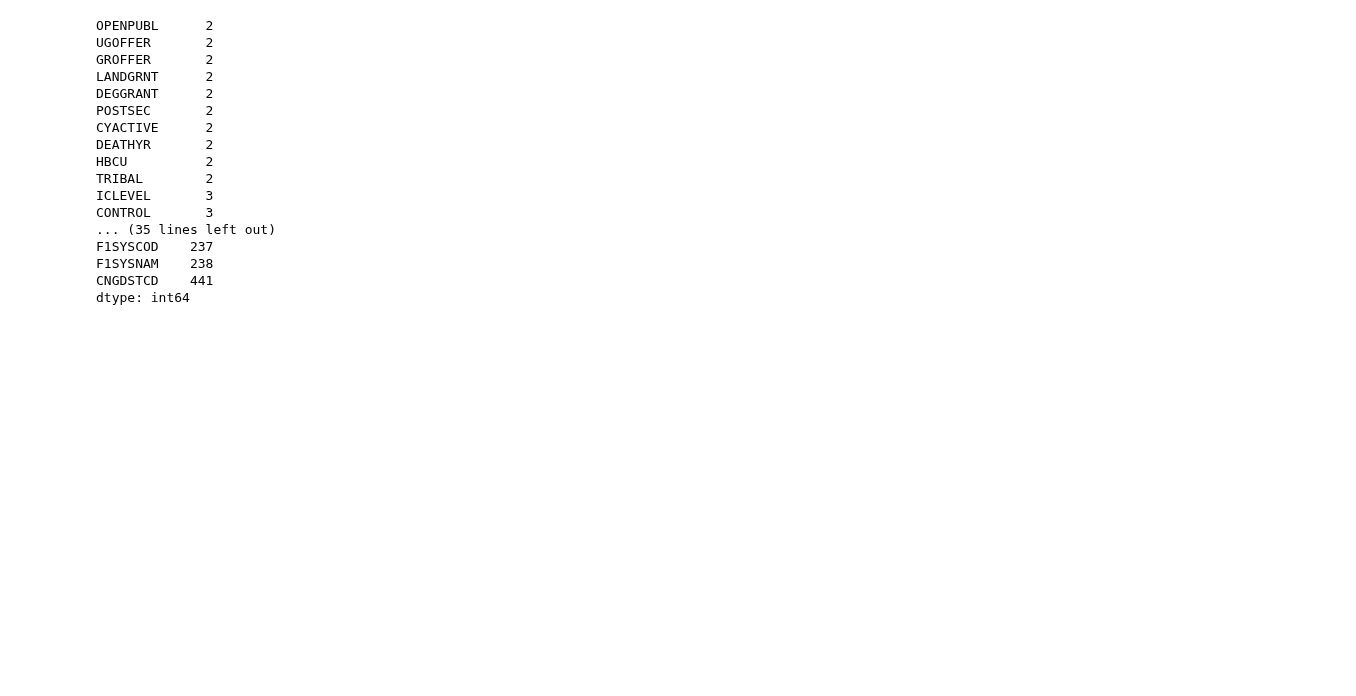
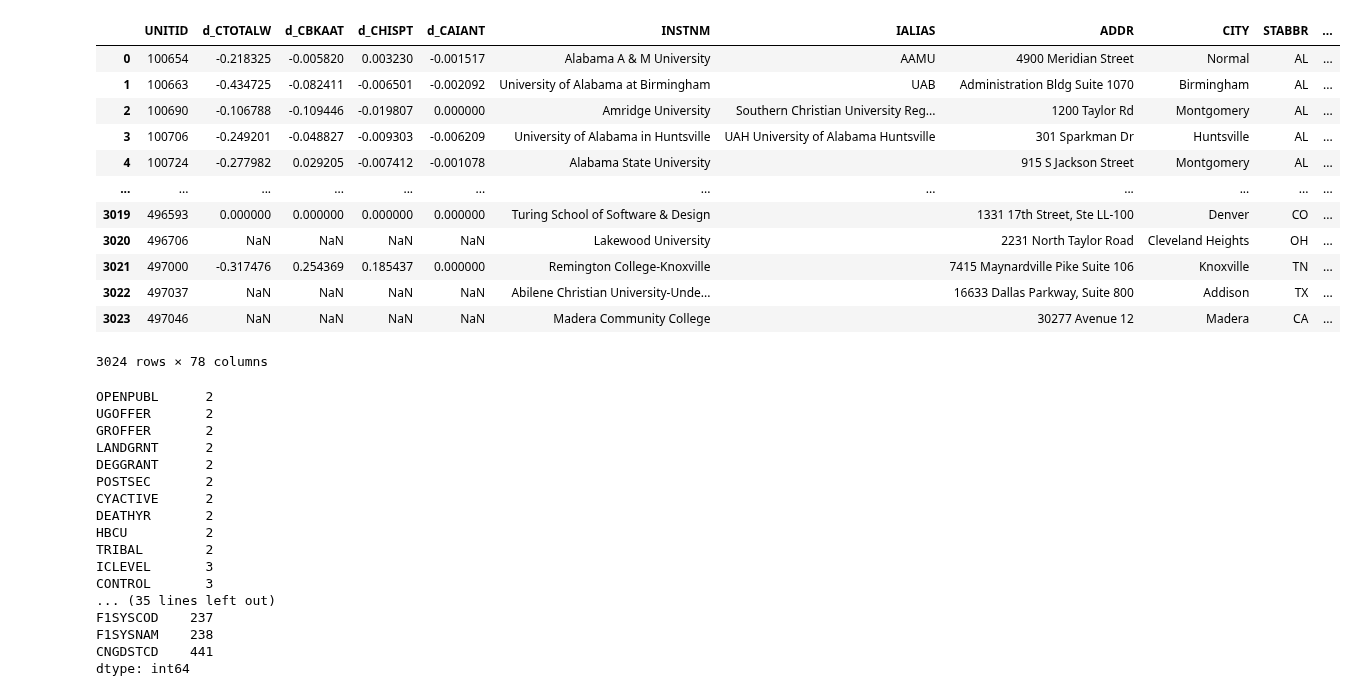
Before and after one commit to jmasontaylor/Education, a Jupyter notebook: src/Regional Rankings/Correlations.ipynb, the cells around one changed output. Cells and saved outputs as stored; diff of their text form; code cells hidden in the pictures; blank space fills up the shorter version.

```diff
--- a/src/Regional Rankings/Correlations.ipynb
+++ b/src/Regional Rankings/Correlations.ipynb
@@ -148,6 +148,22 @@ difference = cs_nonCs_difference(cs_percent, nonCs_percent)
 average = get_avg(difference)
 # %%
 demo_stats = pd.merge(average[['UNITID', 'd_CTOTALW', 'd_CBKAAT', 'd_CHISPT', 'd_CAIANT']], all_unis[2021], on='UNITID')
+# %%
+demo_stats
+# %% [output]
+|  | UNITID | d_CTOTALW | d_CBKAAT | d_CHISPT | d_CAIANT | INSTNM | IALIAS | ADDR | CITY | STABBR | ... |
+| 0 | 100654 | -0.218325 | -0.005820 | 0.003230 | -0.001517 | Alabama A & M University | AAMU | 4900 Meridian Street | Normal | AL | ... |
+| 1 | 100663 | -0.434725 | -0.082411 | -0.006501 | -0.002092 | University of Alabama at Birmingham | UAB | Administration Bldg Suite 1070 | Birmingham | AL | ... |
+| 2 | 100690 | -0.106788 | -0.109446 | -0.019807 | 0.000000 | Amridge University | Southern Christian University Reg... | 1200 Taylor Rd | Montgomery | AL | ... |
+| 3 | 100706 | -0.249201 | -0.048827 | -0.009303 | -0.006209 | University of Alabama in Huntsville | UAH University of Alabama Huntsville | 301 Sparkman Dr | Huntsville | AL | ... |
+| 4 | 100724 | -0.277982 | 0.029205 | -0.007412 | -0.001078 | Alabama State University |  | 915 S Jackson Street | Montgomery | AL | ... |
+| ... | ... | ... | ... | ... | ... | ... | ... | ... | ... | ... | ... |
+| 3019 | 496593 | 0.000000 | 0.000000 | 0.000000 | 0.000000 | Turing School of Software & Design |  | 1331 17th Street, Ste LL-100 | Denver | CO | ... |
+| 3020 | 496706 | NaN | NaN | NaN | NaN | Lakewood University |  | 2231 North Taylor Road | Cleveland Heights | OH | ... |
+| 3021 | 497000 | -0.317476 | 0.254369 | 0.185437 | 0.000000 | Remington College-Knoxville |  | 7415 Maynardville Pike Suite 106 | Knoxville | TN | ... |
+| 3022 | 497037 | NaN | NaN | NaN | NaN | Abilene Christian University-Unde... |  | 16633 Dallas Parkway, Suite 800 | Addison | TX | ... |
+| 3023 | 497046 | NaN | NaN | NaN | NaN | Madera Community College |  | 30277 Avenue 12 | Madera | CA | ... |
+3024 rows × 78 columns
 # %%
 corr_df = demo_stats.corr(method = 'spearman')
 # %%
```
Also changed, not shown: 1 other file.
